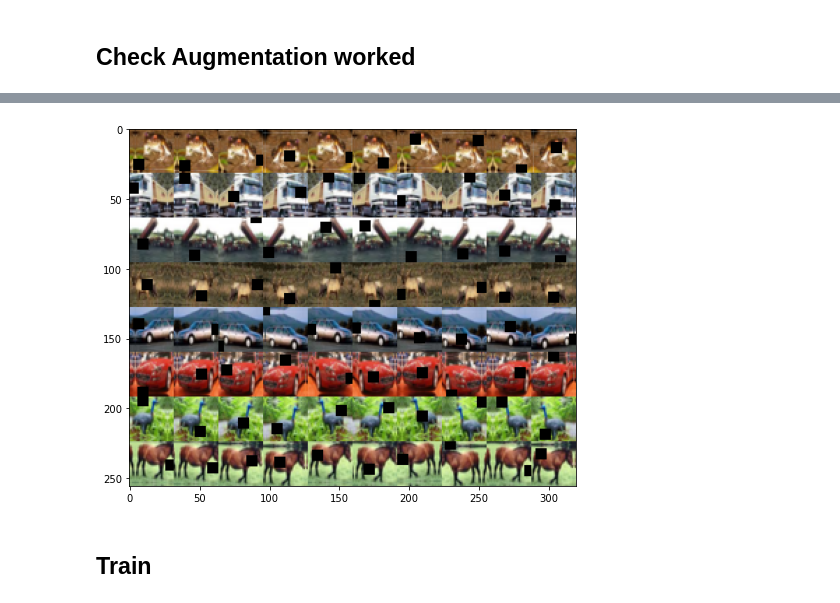
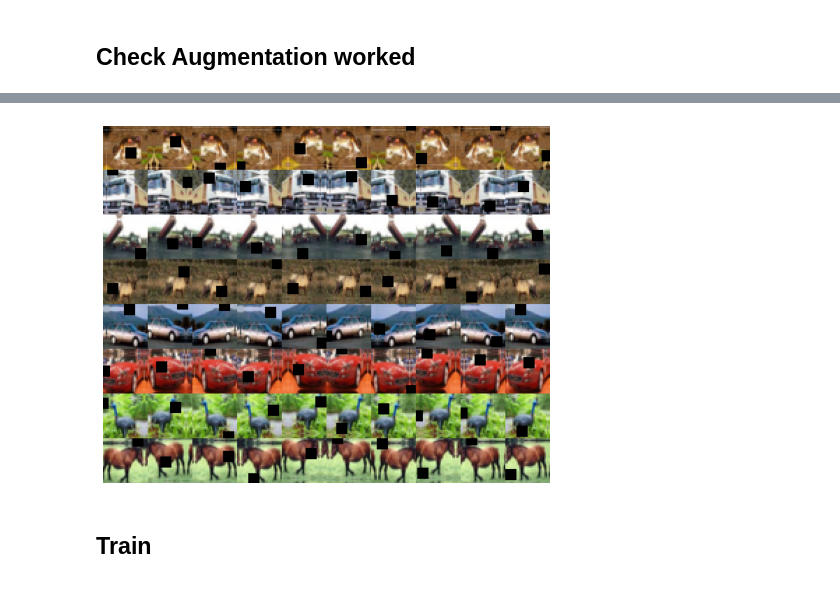
Before and after one commit to JonathanRayner/ResNet9, a Jupyter notebook: resnet9_tensorflow.ipynb, the cells around one changed output, grey strips where cells are left out. Cells and saved outputs as stored; diff of their text form; code cells hidden in the pictures.

Commit message:
Removed axes and margins from augmented image plot

```diff
--- a/resnet9_tensorflow.ipynb
+++ b/resnet9_tensorflow.ipynb
@@ -189,8 +198,9 @@ def plot_augmented_images(dataset, n_images, samples_per_image):
         row += 1
 
     plt.figure(figsize=(8,8))
+    plt.axis('off')
     plt.imshow(output)
-    plt.savefig('augmented.png')
+    plt.savefig('augmented.png', bbox_inches='tight')
     plt.show()
 
 # get data and test augmentation
@@ -222,4 +234,4 @@ plot_augmented_images(augmented_train_sample_dataset, n_images=n_images, samples
-[figure, old version]
+[figure, new version]
 # %% [markdown]
 ## Train
 # %%
```
Also changed, not shown: parts of 2 cells of this notebook.
